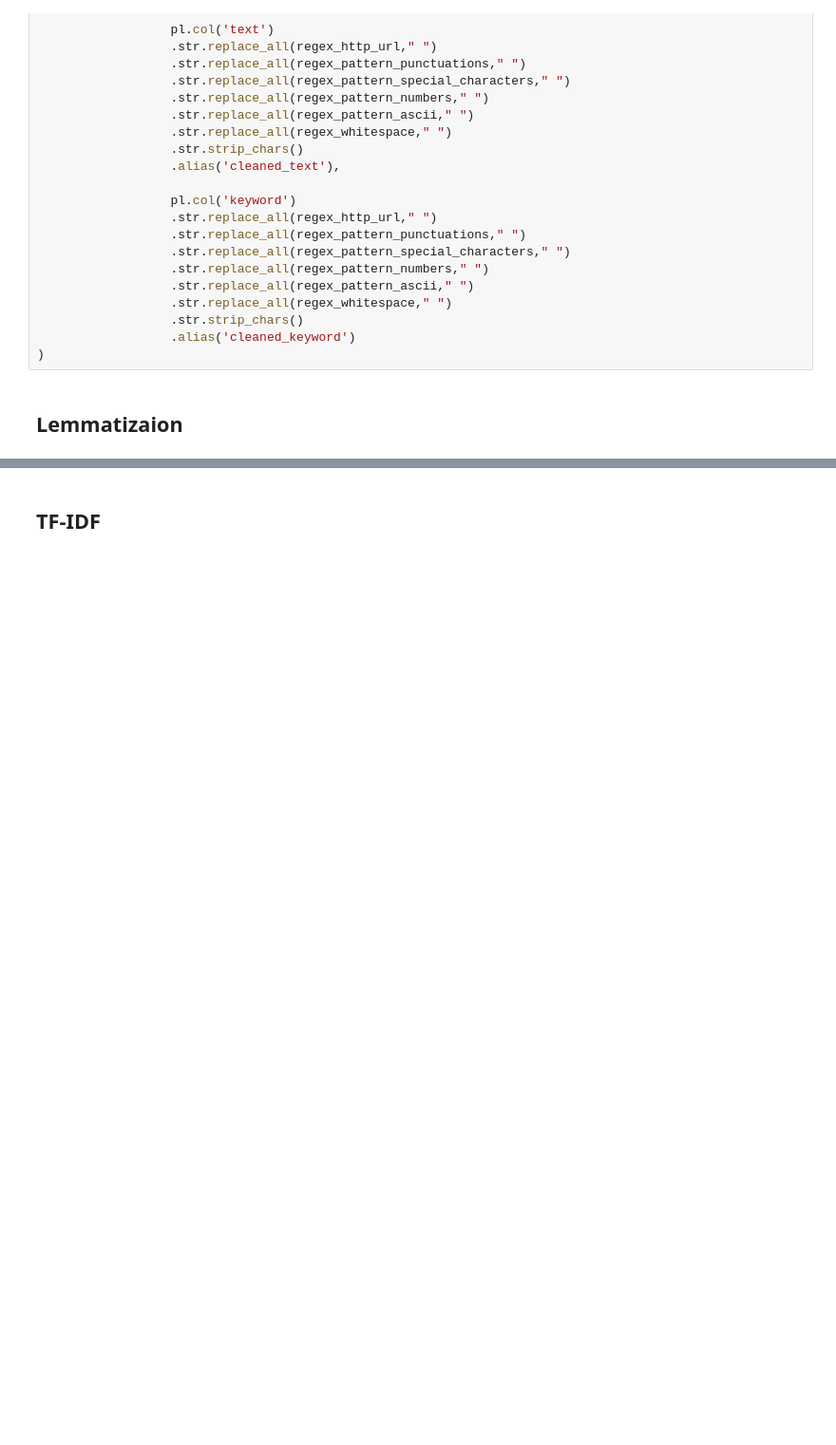
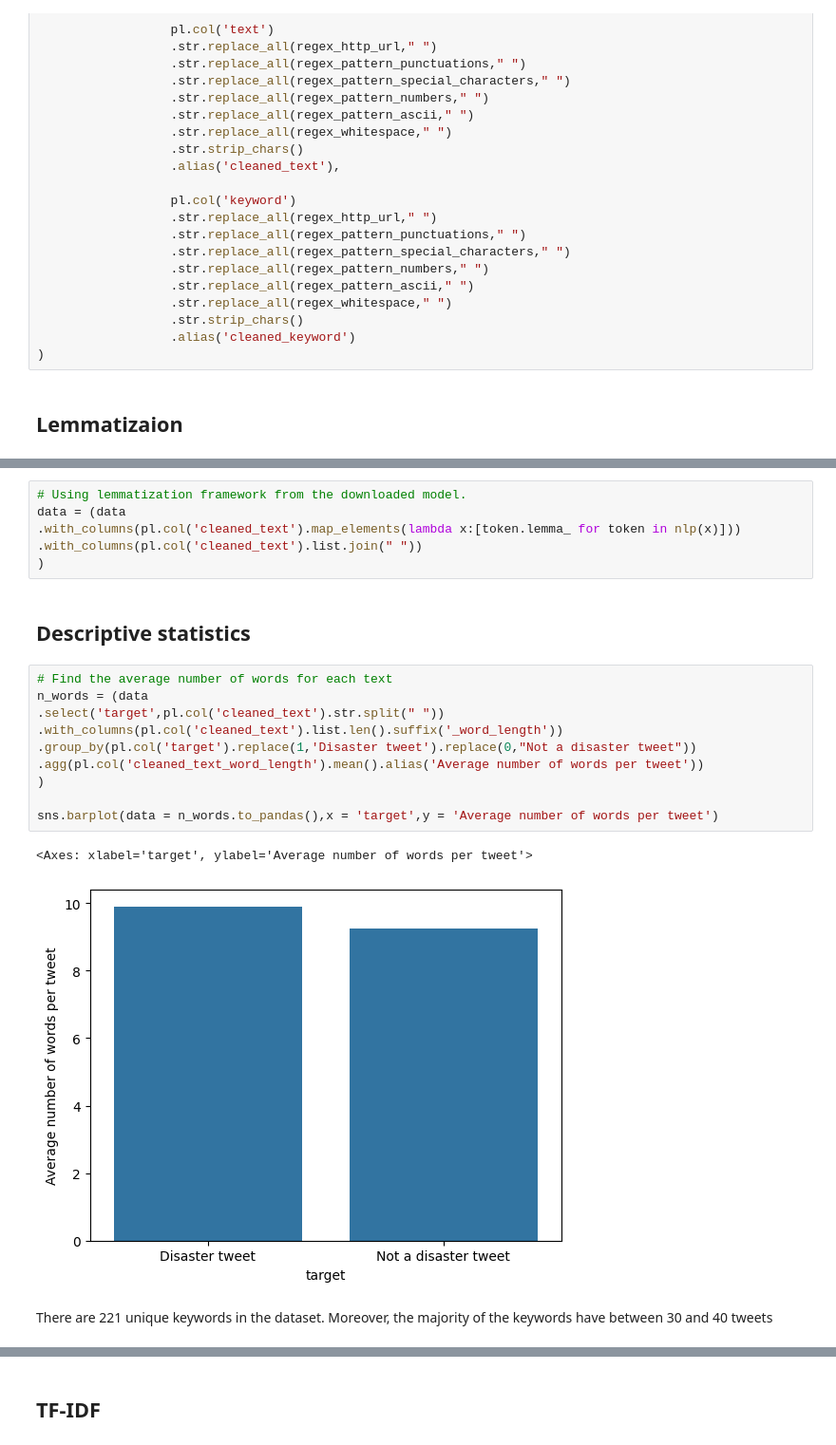
Before and after one commit to PolarsDude/Kaggle, a Jupyter notebook: Natural Language Processing with Disaster Tweets/nlp_disaster.ipynb, the cells around one changed output, grey strips where cells are left out. Shown: that part at 95% size. Cells and saved outputs as stored; diff of their text form; blank space fills up the shorter version.

```diff
--- a/Natural Language Processing with Disaster Tweets/nlp_disaster.ipynb
+++ b/Natural Language Processing with Disaster Tweets/nlp_disaster.ipynb
@@ -173,0 +139,23 @@ shape: (209, 3)
+# %%
+# Using lemmatization framework from the downloaded model.
+data = (data
+.with_columns(pl.col('cleaned_text').map_elements(lambda x:[token.lemma_ for token in nlp(x)]))
+.with_columns(pl.col('cleaned_text').list.join(" "))
+)
+# %% [markdown]
+## Descriptive statistics
+# %%
+# Find the average number of words for each text
+n_words = (data
+.select('target',pl.col('cleaned_text').str.split(" "))
+.with_columns(pl.col('cleaned_text').list.len().suffix('_word_length'))
+.group_by(pl.col('target').replace(1,'Disaster tweet').replace(0,"Not a disaster tweet"))
+.agg(pl.col('cleaned_text_word_length').mean().alias('Average number of words per tweet'))
+)
+
+sns.barplot(data = n_words.to_pandas(),x = 'target',y = 'Average number of words per tweet')
+# %% [output]
+<Axes: xlabel='target', ylabel='Average number of words per tweet'>
+[figure, added]
+# %% [markdown]
+There are 221 unique keywords in the dataset. Moreover, the majority of the keywords have between 30 and 40 tweets
```
Also changed, not shown: parts of 13 cells of this notebook.
